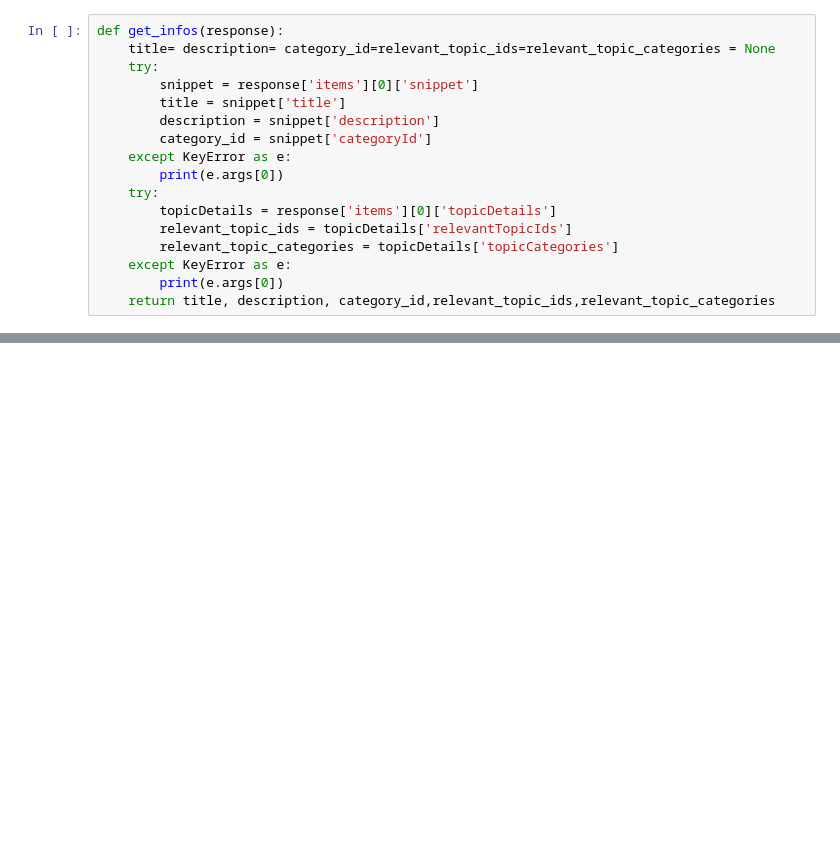
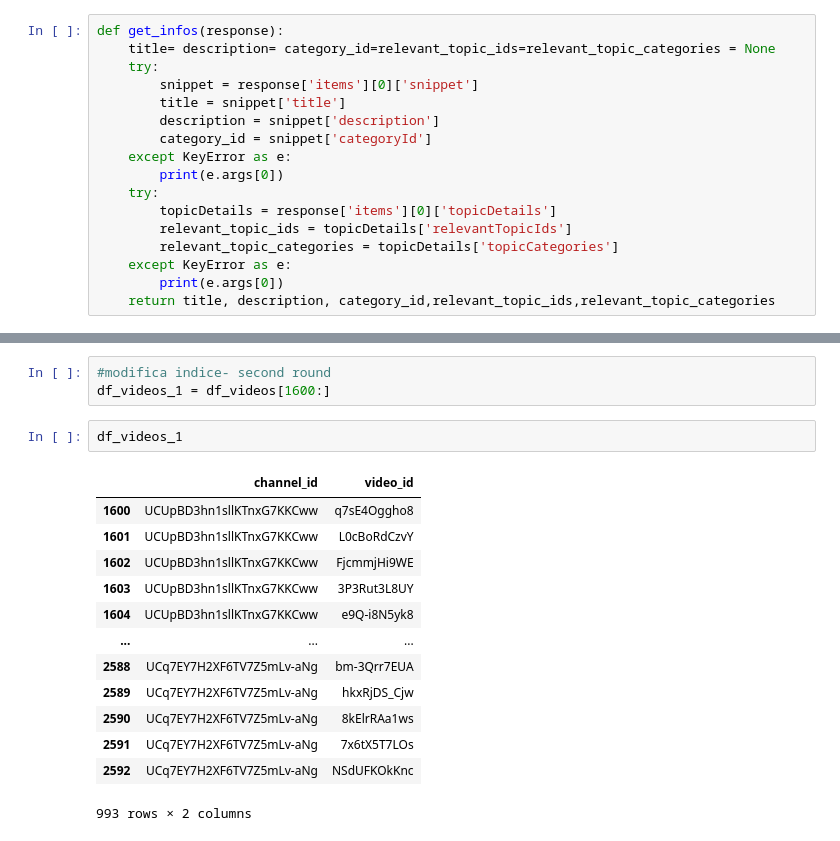
Before and after one commit to eliroc98/progetto_SMM, a Jupyter notebook: 2_get_videos_details.ipynb, the cells around one changed output, grey strips where cells are left out. Cells and saved outputs as stored; diff of their text form; blank space fills up the shorter version.

```diff
--- a/2_get_videos_details.ipynb
+++ b/2_get_videos_details.ipynb
@@ -65,0 +108,19 @@ videos_details
+# %%
+#modifica indice- second round
+df_videos_1 = df_videos[1600:]
+# %%
+df_videos_1
+# %% [output]
+|  | channel_id | video_id |
+| 1600 | UCUpBD3hn1sllKTnxG7KKCww | q7sE4Oggho8 |
+| 1601 | UCUpBD3hn1sllKTnxG7KKCww | L0cBoRdCzvY |
+| 1602 | UCUpBD3hn1sllKTnxG7KKCww | FjcmmjHi9WE |
+| 1603 | UCUpBD3hn1sllKTnxG7KKCww | 3P3Rut3L8UY |
+| 1604 | UCUpBD3hn1sllKTnxG7KKCww | e9Q-i8N5yk8 |
+| ... | ... | ... |
+| 2588 | UCq7EY7H2XF6TV7Z5mLv-aNg | bm-3Qrr7EUA |
+| 2589 | UCq7EY7H2XF6TV7Z5mLv-aNg | hkxRjDS_Cjw |
+| 2590 | UCq7EY7H2XF6TV7Z5mLv-aNg | 8kElrRAa1ws |
+| 2591 | UCq7EY7H2XF6TV7Z5mLv-aNg | 7x6tX5T7LOs |
+| 2592 | UCq7EY7H2XF6TV7Z5mLv-aNg | NSdUFKOkKnc |
+993 rows × 2 columns
```
Also changed, not shown: parts of 12 cells of this notebook, 3 other files.
